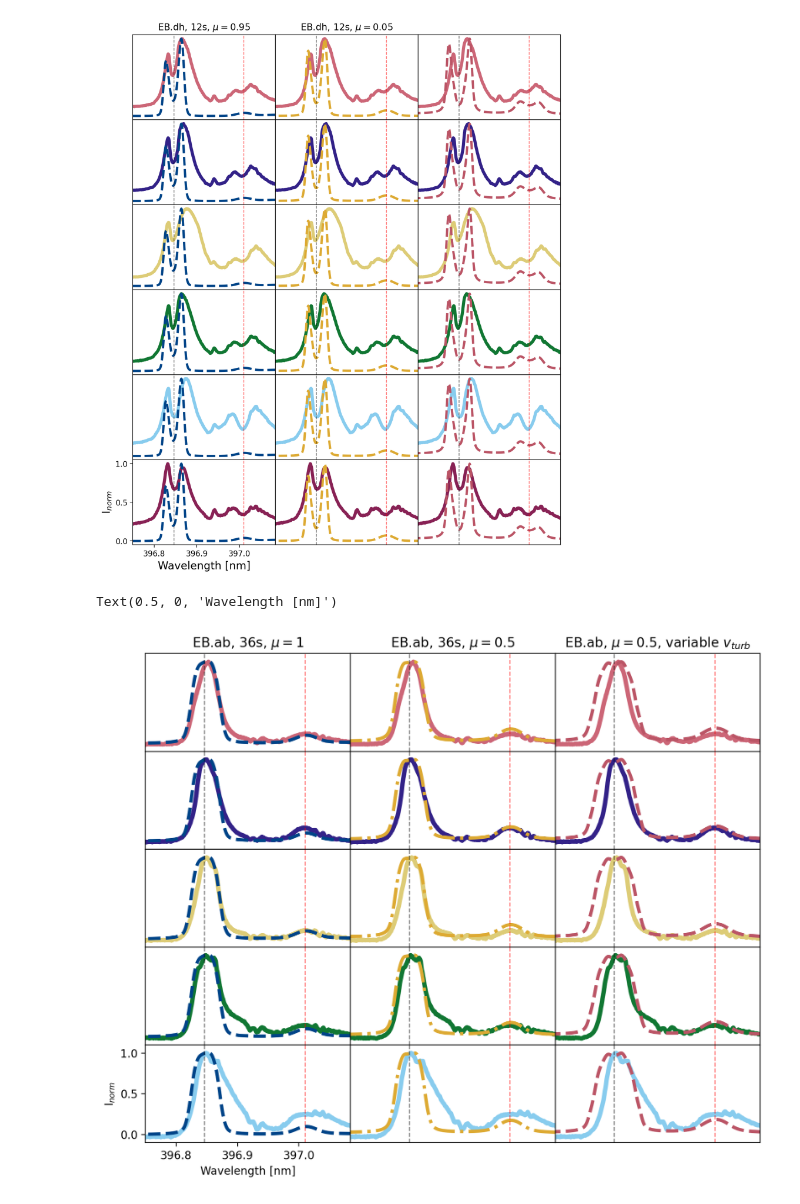
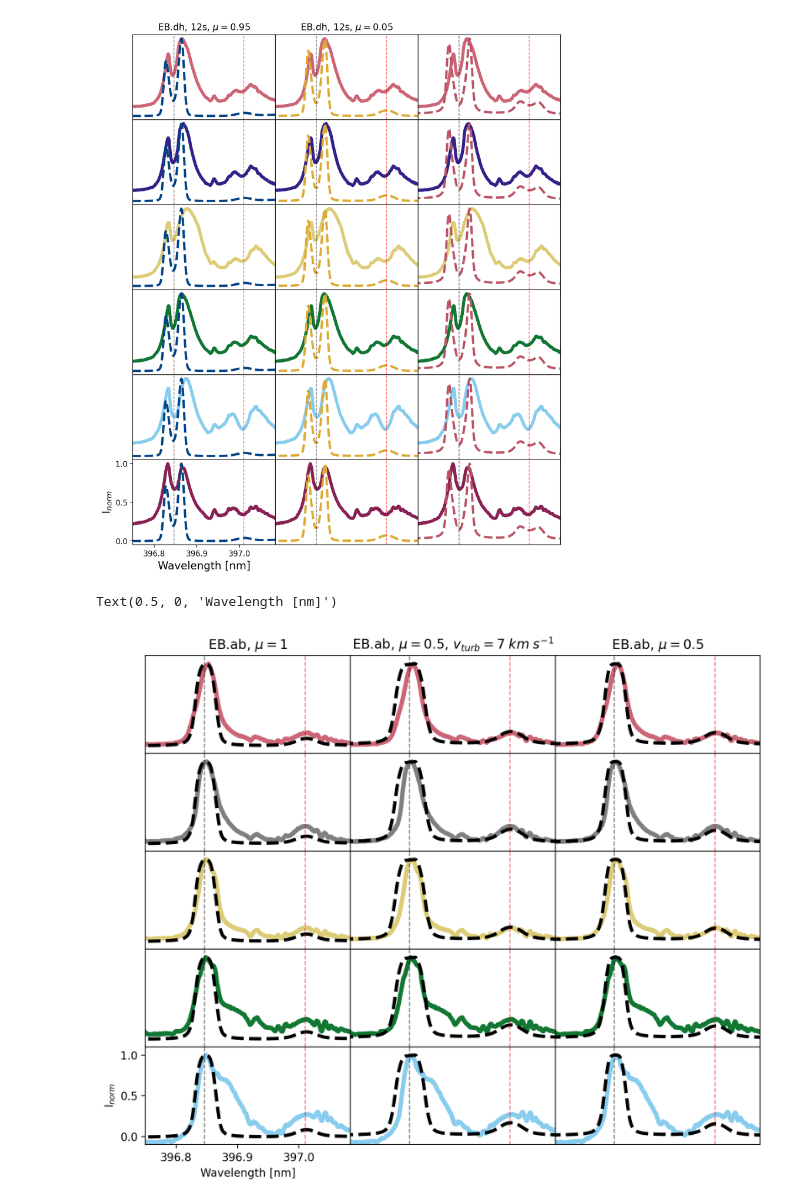
Before and after one commit to coletamburri2112/Flare_Patrol_Analysis, a Jupyter notebook: NOTEBOOKS/11_Aug_2024_Flare_Paper_Plots/11Aug2024_DKIST_RADYN+RH_CaIIH_Heps.ipynb, the cells around one changed output. Drawn from its saved outputs; the diff is of its cells as text; code cells hidden in the pictures.

```diff
--- a/NOTEBOOKS/11_Aug_2024_Flare_Paper_Plots/11Aug2024_DKIST_RADYN+RH_CaIIH_Heps.ipynb
+++ b/NOTEBOOKS/11_Aug_2024_Flare_Paper_Plots/11Aug2024_DKIST_RADYN+RH_CaIIH_Heps.ipynb
@@ -170,7 +170,7 @@ def find_nearest(array, value):
     return array[idx],idx
 # %%
 #load DKIST spectra
-dkist_file = '/Users/coletamburri/Desktop/11_Aug_2024_Cclass_Flare/Processed_ViSP_VBI_11Aug2024/ViSP_spectra_processed_11Aug24_CaII.npz'
+dkist_file = '/Users/coletamburri/Desktop/11Aug2024_Cclass_CaIIH_calib_bestseeing.npz'
 dkist_file = np.load(dkist_file)
 
 
@@ -366,7 +318,10 @@ else:
 
 for i in range(len(choice_is)):
     for i in range(len(choice_is)):
-        ax.scatter(x_select[int(choice_is[i])],y_select[int(choice_is[i])],100,marker='o',c=colors[i])
+        if i==1:
+            ax.scatter(x_select[int(choice_is[i])],y_select[int(choice_is[i])],100,marker='o',c='grey',edgecolor='black')
+        else:
+            ax.scatter(x_select[int(choice_is[i])],y_select[int(choice_is[i])],100,marker='o',c=colors[i],edgecolor='black')
 
 if feature =='blueshift':
     print("no")
@@ -609,9 +579,13 @@ modstyles = ['--','--','--','--']
 fig,ax=plt.subplots(4,4,dpi=200,figsize=(10,6))
 for i in range(len(choice_is)):
     for j in range(len(modelscomp)):
-        ax[i,j].plot(dkist_wl,normalize_range(dkist_int[lowvisp+int(cc[choice_is[i]][0]),:,int(cc[choice_is[i]][1])]),alpha=1,linewidth=4,c=colors[i])
-        ax[i,j].plot(dkist_wl,normalize_range(modelscomp[j]),linewidth=3,color=modcolors[j],linestyle=modstyles[j])
-        ax[i,j].set_xlim([396.75,397.084])
+        if i == 1:
+            ax[i,j].plot(dkist_wl,normalize_range(dkist_int[lowvisp+int(cc[choice_is[i]][0]),:,int(cc[choice_is[i]][1])],contmin=lowvisp+100),alpha=1,linewidth=4,c='grey')
+        else:
+            ax[i,j].plot(dkist_wl,normalize_range(dkist_int[lowvisp+int(cc[choice_is[i]][0]),:,int(cc[choice_is[i]][1])],contmin=lowvisp+100),alpha=1,linewidth=4,c=colors[i])
+
+        ax[i,j].plot(dkist_wl,normalize_range(modelscomp[j],contmin=lowvisp),linewidth=3,color='black',linestyle=modstyles[j])
+        ax[i,j].set_xlim([396.7,397.086])
 
         if i!=3 or j!=0:
             ax[i,j].set_xticks([])
@@ -638,4 +611,0 @@ Text(0.5, 0, 'Wavelength [nm]')
-# %%
-i=2
-fig,ax=plt.subplots();
-ax.plot(dkist_wl,dkist_int[0,:,:])
@@ -754,38 +705,44 @@ ax[5,0].set_yticks([0,0.5,1])
 npoints = 9
 
 
 #colors = plt.cm.jet(np.linspace(0,1,len(choice_is)))
 colors=tol_colors.tol_cset('muted')
 
 modcolors=tol_colors.tol_cset('high-contrast')
 
-modstyles = ['--','-.','--']
+modstyles = ['--','--','--','--']
 fig,ax=plt.subplots(5,3,dpi=200,figsize=(10,8))
 for i in range(len(choice_is)):
-    for j in range(len(modelscomp)):
-        ax[i,j].plot(dkist_wl,normalize_range(dkist_int[lowvisp+int(cc[choice_is[i]][0]),:,int(cc[choice_is[i]][1])],lowlim=600),alpha=1,linewidth=4,c=colors[i])
-        ax[i,j].plot(dkist_wl,normalize_range(modelscomp[j]),linewidth=3,color=modcolors[j],linestyle=modstyles[j])
+    for j in range(3):
+        if i==1:
+            ax[i,j].plot(dkist_wl,normalize_range(dkist_int[lowvisp+int(cc[choice_is[i]][0]),:,int(cc[choice_is[i]][1])],contmin=lowvisp),alpha=1,linewidth=4,c='grey')
+        else:
+            ax[i,j].plot(dkist_wl,normalize_range(dkist_int[lowvisp+int(cc[choice_is[i]][0]),:,int(cc[choice_is[i]][1])],contmin=lowvisp),alpha=1,linewidth=4,c=colors[i])
+
+        ax[i,j].plot(dkist_wl,normalize_range(modelscomp[j],contmin=lowvisp),linewidth=3,color='black',linestyle=modstyles[j])
         ax[i,j].set_xlim([396.75,397.084])
         ax[i,j].set_ylim([-0.1,1.1])
         if i!=4 or j!=0:
             ax[i,j].set_xticks([])
             ax[i,j].set_yticks([])
 
 
 
         ax[i,j].axvline(396.846,c='black',linestyle='dashed',linewidth=1,alpha=0.5)
 
         ax[i,j].axvline(397.01,c='red',linestyle='dashed',linewidth=1,alpha=0.5)
 
-ax[0,0].set_title('EB.ab, 36s, $\mu=1$')
-ax[0,1].set_title('EB.ab, 36s, $\mu=0.5$')
-ax[0,2].set_title('EB.ab, $\mu=0.5$, variable $v_{turb}$')
+#all at 36s
+ax[0,0].set_title('EB.ab, $\mu=1$')
+ax[0,1].set_title('EB.ab, $\mu=0.5$, $v_{turb} = 7\;km\;s^{-1}$')
+ax[0,2].set_title('EB.ab, $\mu=0.5$')
+
 
 
 fig.subplots_adjust(hspace=0, wspace=0)
 
 ax[4,0].set_ylabel(r'I$_{norm}$')
 ax[4,0].set_xlabel('Wavelength [nm]')
 # %% [output]
 Text(0.5, 0, 'Wavelength [nm]')
-[figure, old version]
+[figure, new version]
```
Also changed, not shown: parts of 17 cells of this notebook, 3 other files.
